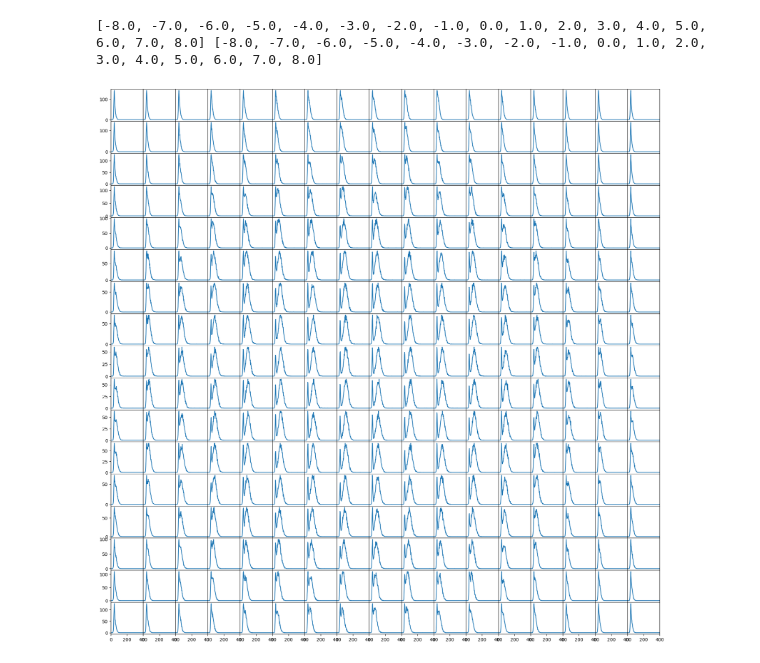
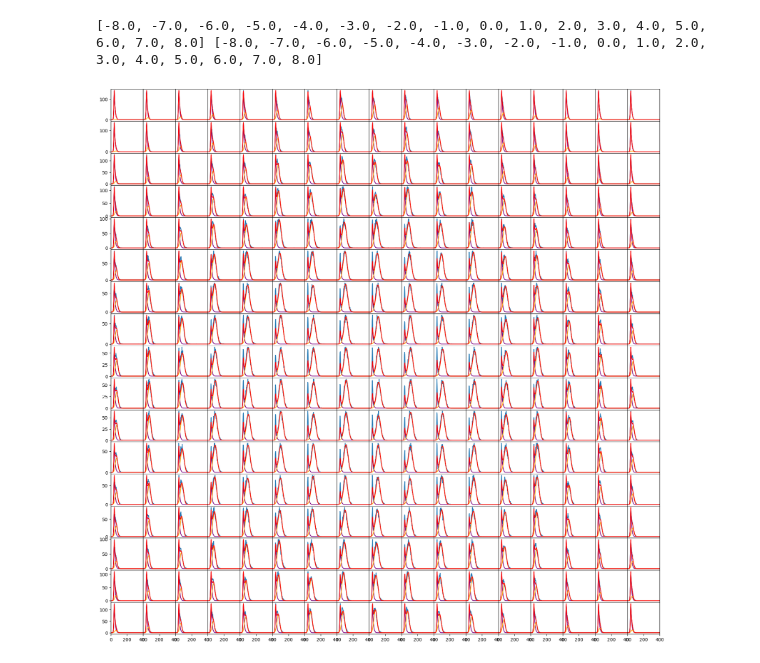
Before and after one commit to Moore-Lab/nanospheres, a Jupyter notebook: SiPMs/analyze_Am241_position_scan.ipynb, the cells around one changed output. Cells and saved outputs as stored; diff of their text form; code cells hidden in the pictures.

```diff
--- a/SiPMs/analyze_Am241_position_scan.ipynb
+++ b/SiPMs/analyze_Am241_position_scan.ipynb
@@ -64,9 +65,15 @@ xval_list, yval_list = sorted(xval_list), sorted(yval_list)
 print(xval_list, yval_list)
 # %% [output]
 [-8.0, -7.0, -6.0, -5.0, -4.0, -3.0, -2.0, -1.0, 0.0, 1.0, 2.0, 3.0, 4.0, 5.0, 6.0, 7.0, 8.0] [-8.0, -7.0, -6.0, -5.0, -4.0, -3.0, -2.0, -1.0, 0.0, 1.0, 2.0, 3.0, 4.0, 5.0, 6.0, 7.0, 8.0]
+# %%
+def gauss_and_noise(x, A, mu, sigma, An, noise_cts):
+    noise_vals = An * noise_cts
+    return A*np.exp(-(x-mu)**2/(2*sigma**2)) + noise_vals
 # %%
 nrows = len(yval_list)
 ncols = len(xval_list)
+
+fit_vals = np.zeros((nrows, ncols))
 
 plt.figure(figsize=(22,22))
 remake_files = False
@@ -116,39 +123,54 @@ for fidx, fname in enumerate(filename_list):
 
 
     if(fidx ==0 ):
-        noise_data = np.load( os.path.join(path, "recon_amps_-8.0_-8.0.npz"%(xpos, ypos)) )
+        noise_data = np.load( os.path.join(path, "recon_amps_-8.0_-8.0.npz") )
         noise_amps = noise_data['recon_amps']
+        noise_max, be = np.histogram( noise_amps[:,0], bins=bins )
 
 
     bins = np.linspace(0,500,200)
     bc = bins[:-1] + np.diff(bins)
 
-    norm = 10 ## time in seconds
+    norm = 10.0 ## time in seconds
 
     h_max, be = np.histogram( recon_amps[:,0], bins=bins )
     h_fit, be = np.histogram( recon_amps[:,1], bins=bins )
 
     if('bkg' in str(ov)):
         continue
 
     col_idx = xval_list.index(xpos)
     row_idx = yval_list.index(ypos)
 
+    ffn = lambda x, A, mu, sigma, An: gauss_and_noise(x, A, mu, sigma, An, noise_max)
+    spars = [10, 100, 50, 10]
+    errs = np.sqrt(h_max)
+    errs[errs == 0] = 1
+    errs /= norm
+    bp, bcov = curve_fit(ffn, bc, h_max/norm, p0=spars, sigma=errs)
+
+    fit_vals[row_idx, col_idx] = bp[1]
+
+    ffn_noise = lambda x, A, mu, sigma, An: gauss_and_noise(x, 0*A, mu, sigma, An, noise_max)
+    ffn_peak = lambda x, A, mu, sigma, An: gauss_and_noise(x, A, mu, sigma, 0*An, noise_max)
     plt.subplot(nrows,ncols, row_idx*ncols + col_idx + 1)
     plt.plot(bc, h_max/norm, label="%s V"%str(ov))
+    plt.plot(bc, ffn_noise(bc, *bp), 'purple')
+    plt.plot(bc, ffn_peak(bc, *bp), 'orange')
+    plt.plot(bc, ffn(bc, *bp), 'r')
     plt.xlim(0,400)
     if(col_idx > 0):
         plt.gca().set_yticks([])
     if(row_idx < nrows-1):
         plt.gca().set_xticks([])
     #if(row_idx == len())
     #plt.xlabel("Uncalib. pulse height (mV)")
     #plt.ylabel("Counts/s")
     #plt.title("Max of waveform")
 
 #plt.subplot(1,2,1)
 #plt.legend()
 plt.subplots_adjust(hspace=0, wspace=0)
 plt.show()
 # %% [output]
-[figure, old version]
+[figure, new version]
```
Also changed, not shown: parts of 2 cells of this notebook, 2 other files.
